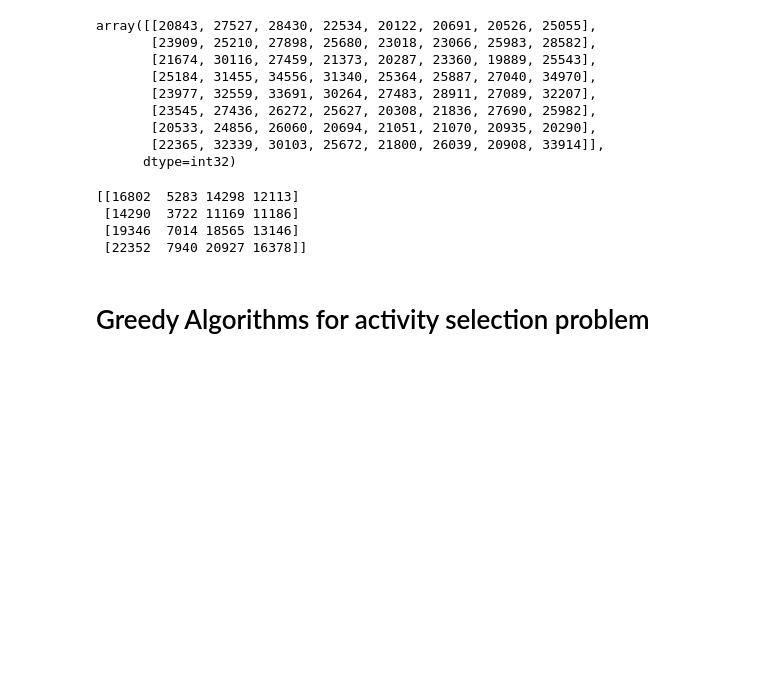
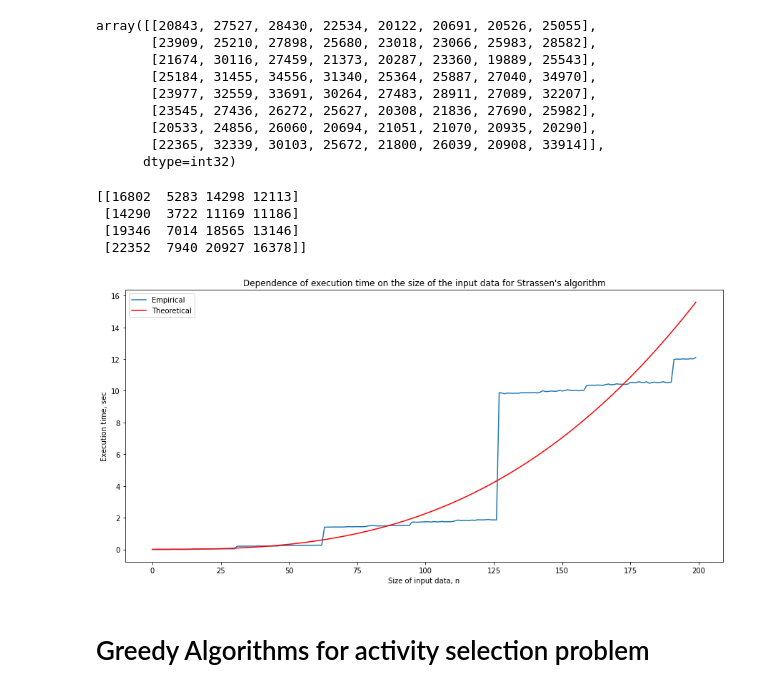
Before and after one commit to elizaveta-alx/algorithms, a Jupyter notebook: Lab8.ipynb, the cells around one changed output. Drawn from its saved outputs; the diff is of its cells as text; code cells hidden in the pictures; blank space fills up the shorter version.

Commit message:
Add the experiment with time complexity

```diff
--- a/Lab8.ipynb
+++ b/Lab8.ipynb
@@ -165,3 +195,46 @@ print(matrix_mult(A,B))
+# %%
+def plotting(avg_time, theor_complexity, title):
+
+    xdata = np.arange(len(avg_time), dtype=np.float64)
+    ydata = np.array(avg_time, dtype=np.float64)
+    popt, _ = curve_fit(theor_complexity, xdata, ydata)
+    plt.figure(figsize=(15,7)) #determed size of graph
+    plt.plot(avg_time)
+    plt.title(f"Dependence of execution time on the size of the input data for {title}")
+    plt.plot(xdata, theor_complexity(xdata, *popt), 'r-',
+             label='fit: a=%5.3f, ' % tuple(popt))
+    plt.legend(["Empirical ", "Theoretical"])
+    plt.xlabel('Size of input data, n')
+    plt.ylabel('Execution time, sec')
+    plt.show()
+# %%
+def plotting(avg_time, theor_complexity, title):
+    if theor_complexity == nlog_complexity:
+        xdata = np.linspace(1, len(avg_time), len(avg_time)-1, dtype=np.float64)
+        ydata = np.array(avg_time, dtype=np.float64)
+        popt, _ = curve_fit(theor_complexity, xdata, ydata[1:])
+    else:
+        xdata = np.arange(len(avg_time), dtype=np.float64)
+        ydata = np.array(avg_time, dtype=np.float64)
+        popt, _ = curve_fit(theor_complexity, xdata, ydata)
+    plt.figure(figsize=(15,7)) #determed size of graph
+    plt.plot(avg_time)
+    plt.title(f"Dependence of execution time on the size of the input data for {title}")
+    plt.plot(xdata, theor_complexity(xdata, *popt), 'r-',
+             label='fit: a=%5.3f, ' % tuple(popt))
+    plt.legend(["Empirical ", "Theoretical"])
+    plt.xlabel('Size of input data, n')
+    plt.ylabel('Execution time, sec')
+    plt.show()
+# %%
+def strassens_complexity(x, a):
+    return a * x ** 2.81
+# %%
+avg_time_strassens = execution_time(5, 200, strassens_experiment)
+# %%
+plotting(avg_time_strassens, strassens_complexity, "Strassen's algorithm")
+# %% [output]
+[figure, added]
 # %% [markdown]
 # Greedy Algorithms for activity selection problem
 # %%
```
Also changed, not shown: parts of 11 cells of this notebook.
